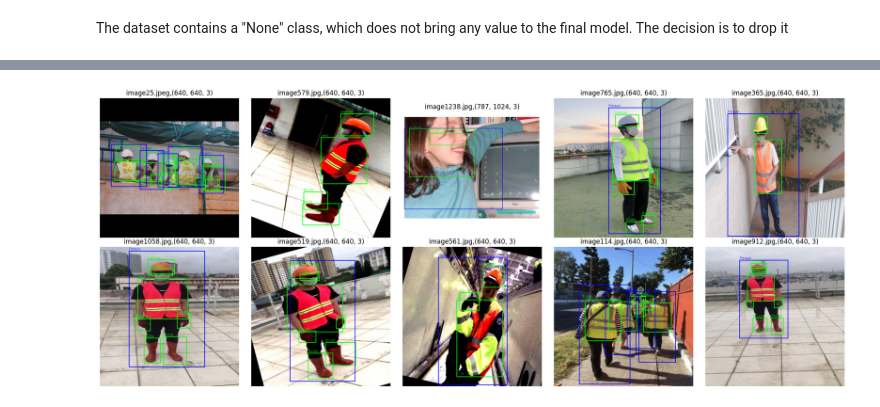
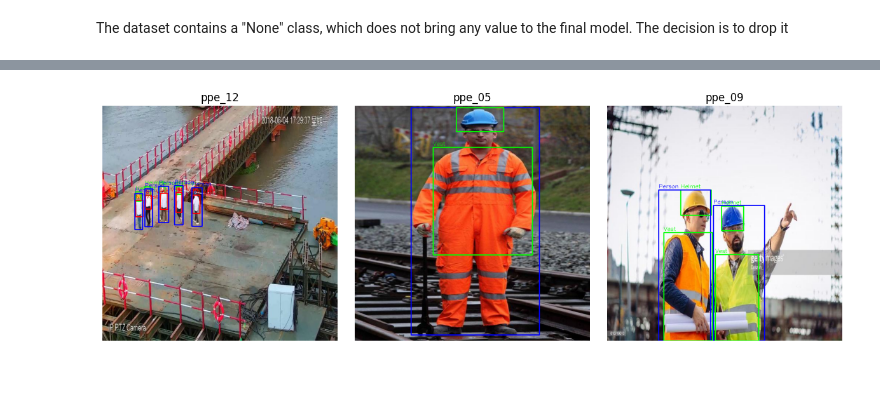
Before and after one commit to Milltrader/NeuralNetworkProjects, a Jupyter notebook: PPE_Detection/Modelling.ipynb, the cells around one changed output, grey strips where cells are left out. Saved outputs shown, nothing was run; the diff lists cells and outputs as text; code cells hidden in the pictures; blank space fills up the shorter version.

```diff
--- a/PPE_Detection/Modelling.ipynb
+++ b/PPE_Detection/Modelling.ipynb
@@ -19,13 +36,3 @@ Path to dataset files: C:\Users\-\.cache\kagglehub\datasets\ketakichalke\ppe-kit
 # %% [markdown]
 The dataset contains a "None" class, which does not bring any value to the final model.
 The decision is to drop it
-# %%
-from scripts import clean_labels
-
-data_path = os.path.join(DATASET_PATH, 'data')
-
-for split in ['train', 'val', 'test']:
-    print(f"Cleaning {split} labels...")
-    clean_labels(split, data_path)
-
-print("Done")
@@ -51,23 +40,22 @@ Done
 import cv2
 import matplotlib.pyplot as plt
 
+# helmet
+# no-helmet
+# no-vest
+# person
+# vest
 CLASS_MAP = {
     0: 'Helmet',
-    1: 'Gloves',
-    2: 'Vest',
-    3: 'Boots',
-    4: 'Goggles',
-    5: 'None',
-    6: 'Person',
-    7: 'No Helmet',
-    8: 'No Goggles',
-    9: 'No Gloves',
-    10: 'No Boots'
+    1: 'No Helmet',
+    2: 'No Vest',
+    3: 'Person',
+    4: 'Vest'
 }
 
 def visualize_batch_on_grid(split='train', num_images=10):
-    images_dir = os.path.join(DATASET_PATH, 'data', 'images', split)
-    labels_dir = os.path.join(DATASET_PATH, 'data', 'labels', split)
+    images_dir = os.path.join(DATASET_PATH, split, 'images')
+    labels_dir = os.path.join(DATASET_PATH, split, 'labels')
 
     all_images = [f for f in os.listdir(images_dir) if f.endswith(('.jpg', '.jpeg', '.png'))]
     if len(all_images) < num_images:
@@ -100,34 +88,34 @@ def visualize_batch_on_grid(split='train', num_images=10):
 
         # Draw bounding boxes
         with open(label_path, 'r') as f:
             for line in f.readlines():
                 parts = line.strip().split(' ')
                 class_id, x_center, y_center, width, height = map(float, parts)
 
                 x1 = int((x_center - width / 2) * w)
                 x2 = int((x_center + width / 2) * w)
                 y1 = int((y_center - height / 2) * h)
                 y2 = int((y_center + height / 2) * h)
 
                 label = CLASS_MAP.get(int(class_id), 'Unknown')
-                colour = (0, 0, 255) if label == 'Person' else (255, 0, 0) if 'No ' in label.lower() else (0, 255, 0)
+                colour = (0, 0, 255) if label == 'Person' else (255, 0, 0) if 'no ' in label.lower() else (0, 255, 0)
 
                 cv2.rectangle(sample_image, (x1, y1), (x2, y2), colour, 2)
                 cv2.putText(sample_image, label, (x1, y1 - 5), cv2.FONT_HERSHEY_SIMPLEX, 0.5, colour, 1)
 
         # Plot each image in the grid
         axes[idx].imshow(sample_image)
-        axes[idx].set_title(f"{sample_image_name},{sample_image.shape}")
+        axes[idx].set_title(f"{sample_image_name[0:6]}")
         axes[idx].axis('off')
 
     # Hide unused subplots if there were fewer than 10 images
     for i in range(len(sample_images), 10):
         fig.delaxes(axes[i])
 
     plt.tight_layout()
     plt.show()
 
 # Example usage
-visualize_batch_on_grid(split='train', num_images=10)
+visualize_batch_on_grid(split='train', num_images=3)
 # %% [output]
-[figure, old version]
+[figure, new version]
```
Also changed, not shown: parts of 14 cells of this notebook.
